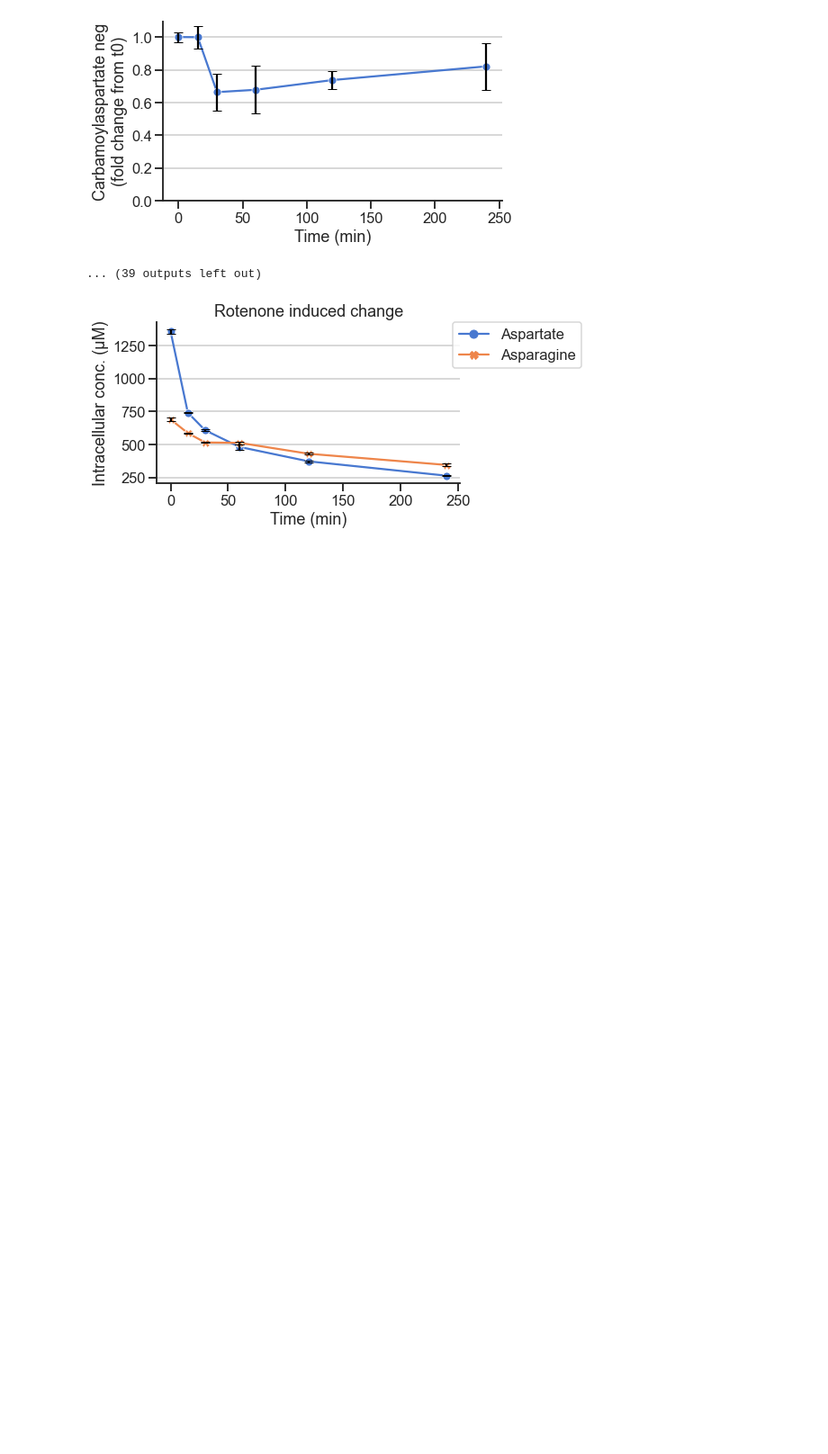
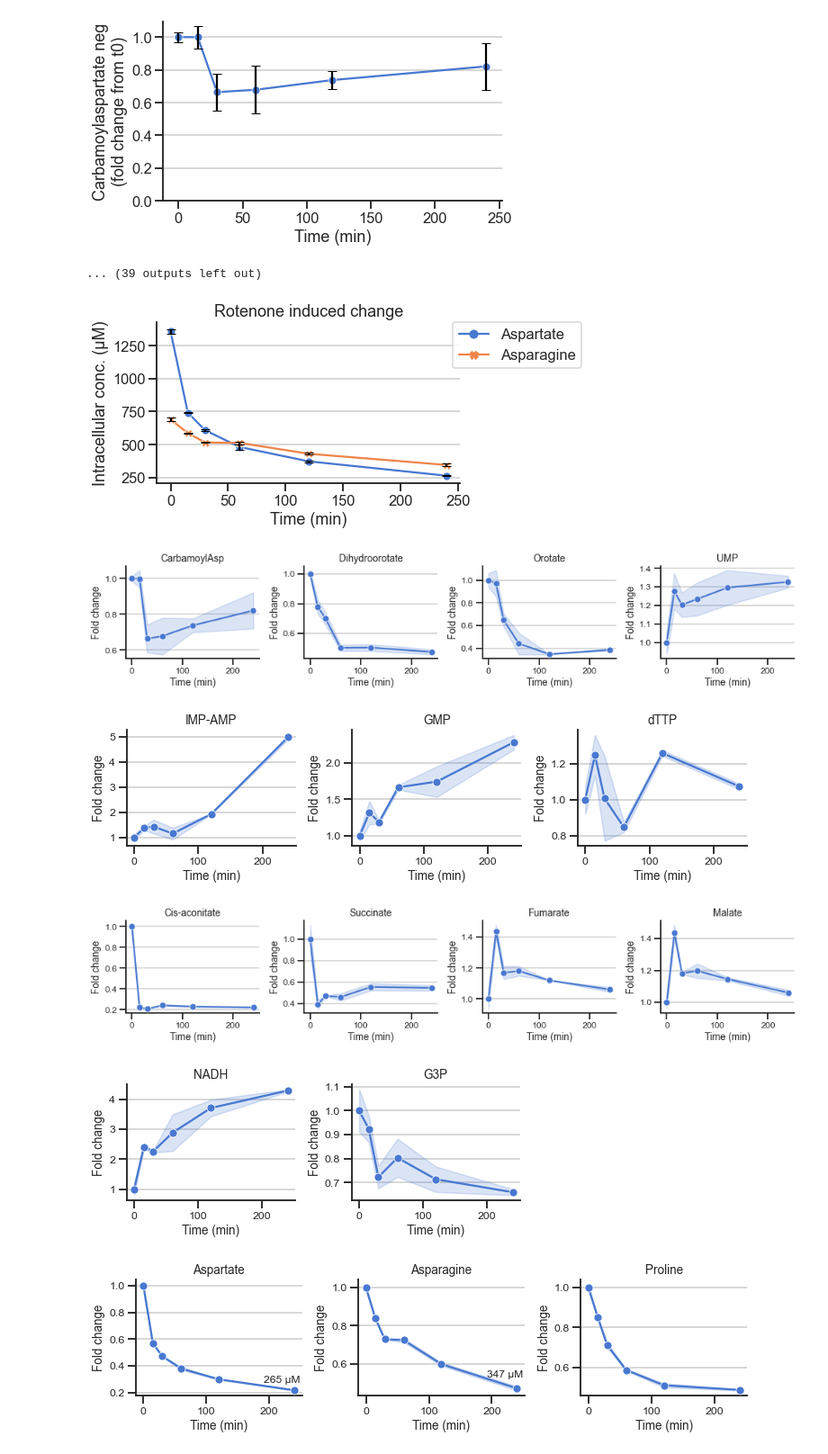
Before and after one commit to krdav/lab-work, a Jupyter notebook: Asp-levels_timeseries/143B-WT_Rot_Asp-depl-time/data_processing.ipynb, the cells around one changed output. Shown at 90% size. Drawn from its saved outputs; the diff is of its cells as text; code cells hidden in the pictures; blank space fills up the shorter version.

```diff
--- a/Asp-levels_timeseries/143B-WT_Rot_Asp-depl-time/data_processing.ipynb
+++ b/Asp-levels_timeseries/143B-WT_Rot_Asp-depl-time/data_processing.ipynb
@@ -44,7 +44,7 @@ def RR2Asn(RR):
 annotation_df = pd.read_excel('annotation_df.xlsx')
 
 ### Replace all N/F with 0 before start ###
-esheet_dict_mes = pd.read_excel('143B_Rotenone_Asp-level_temporal.xlsx', sheet_name=None)
+esheet_dict_mes = pd.read_excel('143B_Rotenone_Asp-level_temporal2.xlsx', sheet_name=None)
 
 metab_dict_mes = dict()
 metab_names_mes = list()
@@ -79,8 +79,8 @@ df['IMP-AMP'] = (df['IMP pos'] / df['AMP pos']).replace(np.inf, np.nan)
 df['GSH-GSSG'] = (df['Glutathione pos'] / df['Glutathione disulfide pos']).replace(np.inf, np.nan)
 df['DHAP-G3P'] = (df['DHAP neg'] / df['Glycerol 3-phosphate neg']).replace(np.inf, np.nan)
 # %%
-df_mean = df.groupby(['Time']).mean().reset_index()
-df_stdev = df.groupby(['Time']).std().reset_index()
+df_mean = df.groupby(['Time']).mean(numeric_only=True).reset_index()
+df_stdev = df.groupby(['Time']).std(numeric_only=True).reset_index()
 # %%
 # Normalize data to time 0 #
 col_exclude = ['Time', 'Aspartate_media', 'Sample ID', 'ISTD Amt', 'Replicate', 'dilution', 'Rotenone (nM)']
@@ -169,3 +169,74 @@ fig.tight_layout()
 fig.savefig('plots/Asp-Asn_conc.pdf', bbox_inches='tight')
 # %% [output]
 [figure]
+# %%
+# Get normalized data:
+col_exclude2 = ['Sample ID', 'Sample_name', 'Time', 'Aspartate_media', 'Sample ID', 'ISTD Amt', 'Replicate', 'dilution', 'Rescue', 'Antimycin (uM)', 'Repeat', 'Rotenone (nM)', 'ISTD Amt']
+mcol = ~df.columns.isin(col_exclude2)
+df_norm = copy.deepcopy(df)
+df_norm.loc[:, mcol] = df.loc[:, mcol].values / df_mean.loc[(df_mean['Time']==0), ~df_mean.columns.isin(col_exclude2)].values
+# %%
+pyrimidines = ['Carbamoylaspartate neg', 'Dihydroorotate neg', 'Orotate neg', 'UMP neg']
+purines = ['IMP-AMP', 'GMP pos', 'dTTP neg']
+tca = ['Cis-aconitate neg', 'Succinate neg', 'Fumarate neg', 'Malate neg']
+redox = ['NADH pos', 'Glycerol 3-phosphate neg']
+aa = ['Aspartate neg', 'Asparagine pos', 'Proline pos']
+
+plot_list = {'Pyrimidines': pyrimidines, 'Purines': purines, 'TCA metabolites': tca, 'Redox': redox, 'Amino acids': aa}
+# %%
+# Plot relevant ratios:
+
+sns.set_context("talk", font_scale=0.75)
+
+for plot_grp in plot_list.keys():
+# for plot_grp in {'Amino acids': aa}.keys():
+    metab_lst = plot_list[plot_grp]
+    Nmetab = len(metab_lst)
+
+
+    #### Plot ####
+    fig, axes = plt.subplots(1, Nmetab, figsize=(3.5*Nmetab, 3))
+    for metab_name, ax in zip(metab_lst, axes):
+        mask_t0 = df_norm['Time'] == 0
+        g1 = sns.lineplot(ax=ax, data=df_norm, x='Time', y=metab_name, style='dilution', markers=True, dashes=False, zorder=10)
+        g1.legend_.remove()
+        g1.set_xlabel('Time (min)')
+        g1.set_ylabel('Fold change')
+
+        if (max(df_norm[metab_name]) / min(df_norm[metab_name])) > 10:
+            g1.set(yscale="log")
+            g1.grid(True, axis='y', which='both')
+        else:
+            g1.grid(True, axis='y')
+        if g1.get_ylim()[1] < 1:
+            g1.set(ylim=(g1.get_ylim()[0], 1))
+
+        if 'Carbamoyl' in metab_name:
+            g1.set_title('CarbamoylAsp')
+        elif 'Glycerol' in metab_name:
+            g1.set_title('G3P')
+        elif ' neg' in metab_name or ' pos' in metab_name:
+            g1.set_title(metab_name[:-4])
+        else:
+            g1.set_title(metab_name)
+
+        if metab_name == 'Aspartate neg':
+            conc = df['Aspartate conc'].values[-2:].mean()
+            g1.text(4.15*60, 0.27, '{} μM'.format(round(conc)), ha='right', size=12)
+        elif metab_name == 'Asparagine pos':
+            conc = df['Asparagine conc'].values[-2:].mean()
+            g1.text(4.15*60, 0.53, '{} μM'.format(round(conc)), ha='right', size=12)
+
+
+        sns.despine()
+
+
+
+    fig.tight_layout()
+    fig.savefig('plots/pathway_plots/{}.pdf'.format(plot_grp), bbox_inches='tight')
+# %% [output]
+[figure, added]
+[figure, added]
+[figure, added]
+[figure, added]
+[figure, added]
```
Also changed, not shown: 26 other files.
